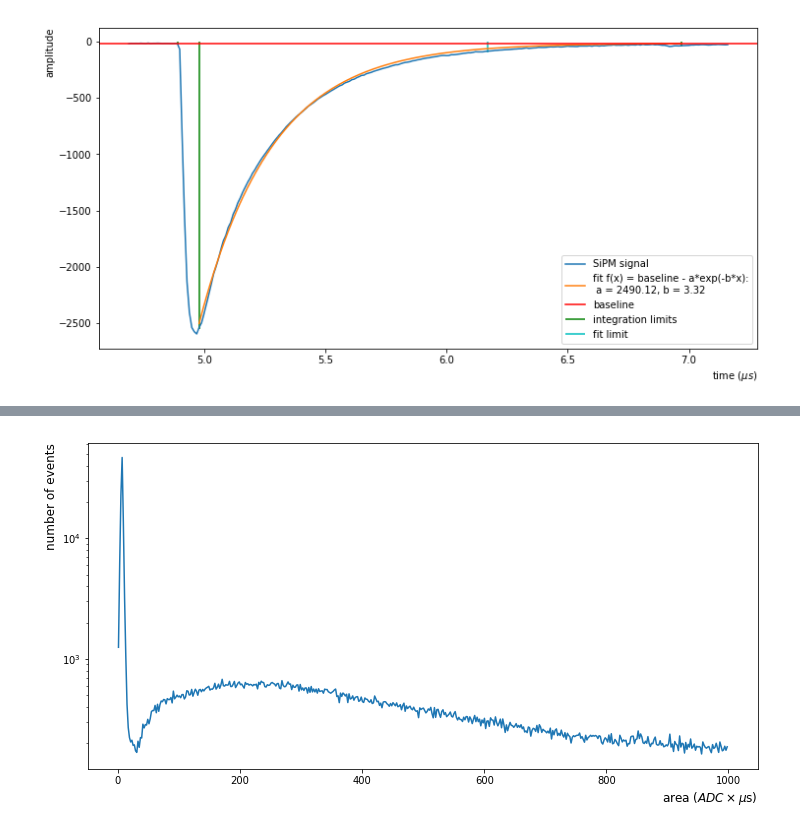
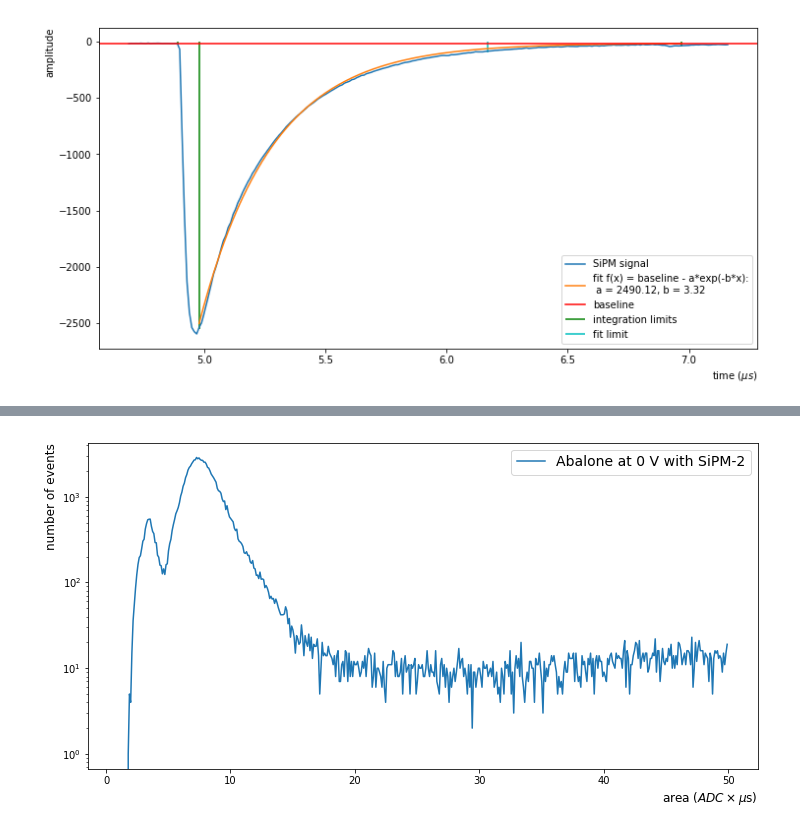
Before and after one commit to valerioda/abalone, a Jupyter notebook: process_abalone_SiPM2.ipynb, the cells around one changed output, grey strips where cells are left out. Drawn from its saved outputs; the diff is of its cells as text; code cells hidden in the pictures.

```diff
--- a/process_abalone_SiPM2.ipynb
+++ b/process_abalone_SiPM2.ipynb
@@ -129,12 +79,5 @@ event n. 351000 area: 101.98, time to process: 1460.55
-# %%
-bins = 500
-h2, t2 = np.histogram(peakint40, bins=bins, range=(1,1000))
-#peaks, _ = find_peaks(h, height=hlim, width=5, distance=15)
-plt.figure(figsize=(12,6))
-plt.plot(t2[:bins], h2, '-', label = f'Abalone at 0 V with SiPM-2')
-#plt.plot(t[peaks], h[peaks], "x")
-plt.xlabel(r'area ($ADC\times \mu$s)',ha='right',x=1,fontsize=12)
-plt.ylabel('number of events',ha='right',y=1,fontsize=12)
-plt.yscale('log')
-# %% [output]
-[figure, removed]
+# %%
+peakint40 = np.load(f'2020_12_15/peakint_Abalone0_SiPM2_t40.npy')
+plot_spectrum(peakint40, bins = 500, range=(1,50), log = True)
+# %% [output]
+[figure, added]
```
Also changed, not shown: parts of 20 cells of this notebook, 11 other files.
